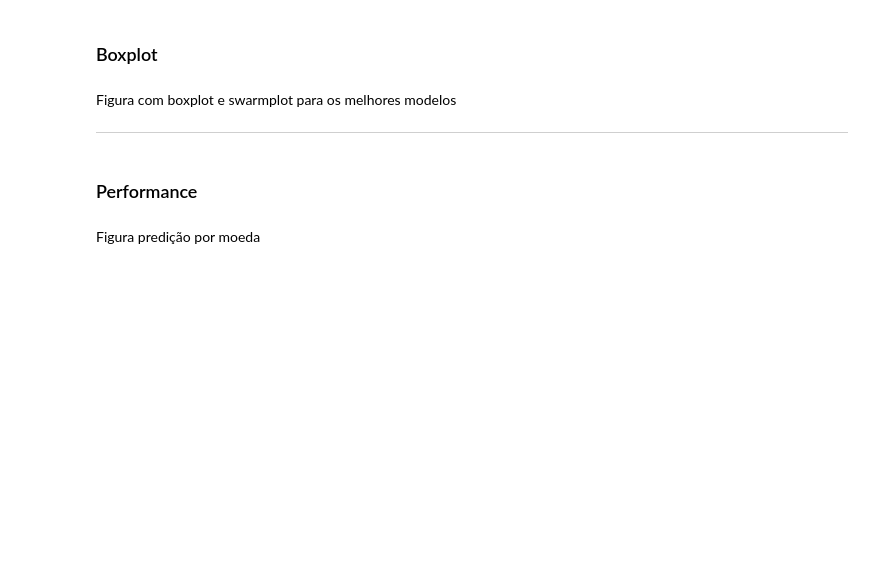
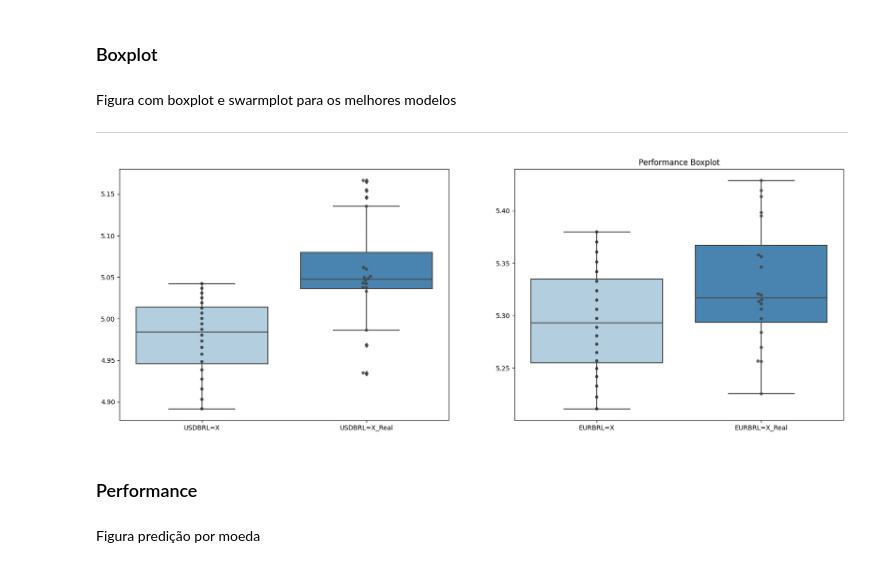
Before and after one commit to deniseiras/Forex_RNN, a Jupyter notebook: Forex_RNN.ipynb, the cells around one changed output. Saved outputs shown, nothing was run; the diff lists cells and outputs as text; code cells hidden in the pictures; blank space fills up the shorter version.

```diff
--- a/Forex_RNN.ipynb
+++ b/Forex_RNN.ipynb
@@ -533,20 +1019,16 @@ print(aval)
 aval_fut = pd.DataFrame()
 
 sharpness = None
-test_fut_days = 10
+test_fut_days = 20
 for index, setup in best_models_df.iterrows():
 
   scaler, X_train, X_test, y_train, y_test = preprocess(df, setup['stock'], setup["timesteps"], test_fut_days)
-  inittime = time()
-  print(f"Usando {setup['stock']} com {setup['model_type']} , units={setup['unit']}, batch={setup['batch_size']}, \
-    timesteps={setup['timesteps']}")
-
-  mod, _ = model_type(setup['model_type'], setup['unit'], setup['optimizer'], setup['timesteps'], X_train, y_train,
-                      epochs=epochs, batch_size=setup['batch_size'])
+  # inittime = datetime.now()
+  # print(f"Usando {setup['stock']} com {setup['model_type']} , units={setup['unit']}, batch={setup['batch_size']}, \
+  #   timesteps={setup['timesteps']}")
+  print(f"Usando {setup}")
 
   m = setup['model']
-  endtime = time()
-  print(f'Tempo de treino: {(endtime-inittime)/60} minutos' )
 
   # Initial sequence for prediction
   initial_sequence = X_test[0]
@@ -586,3 +1077,7 @@ ax[1].set_title("Performance Boxplot")
+# %%
+plot_bloxpot(aval_fut)
+# %% [output]
+[figure, added]
 # %% [markdown]
 ### Performance
 # %% [markdown]
```
Also changed, not shown: parts of 64 cells of this notebook.
